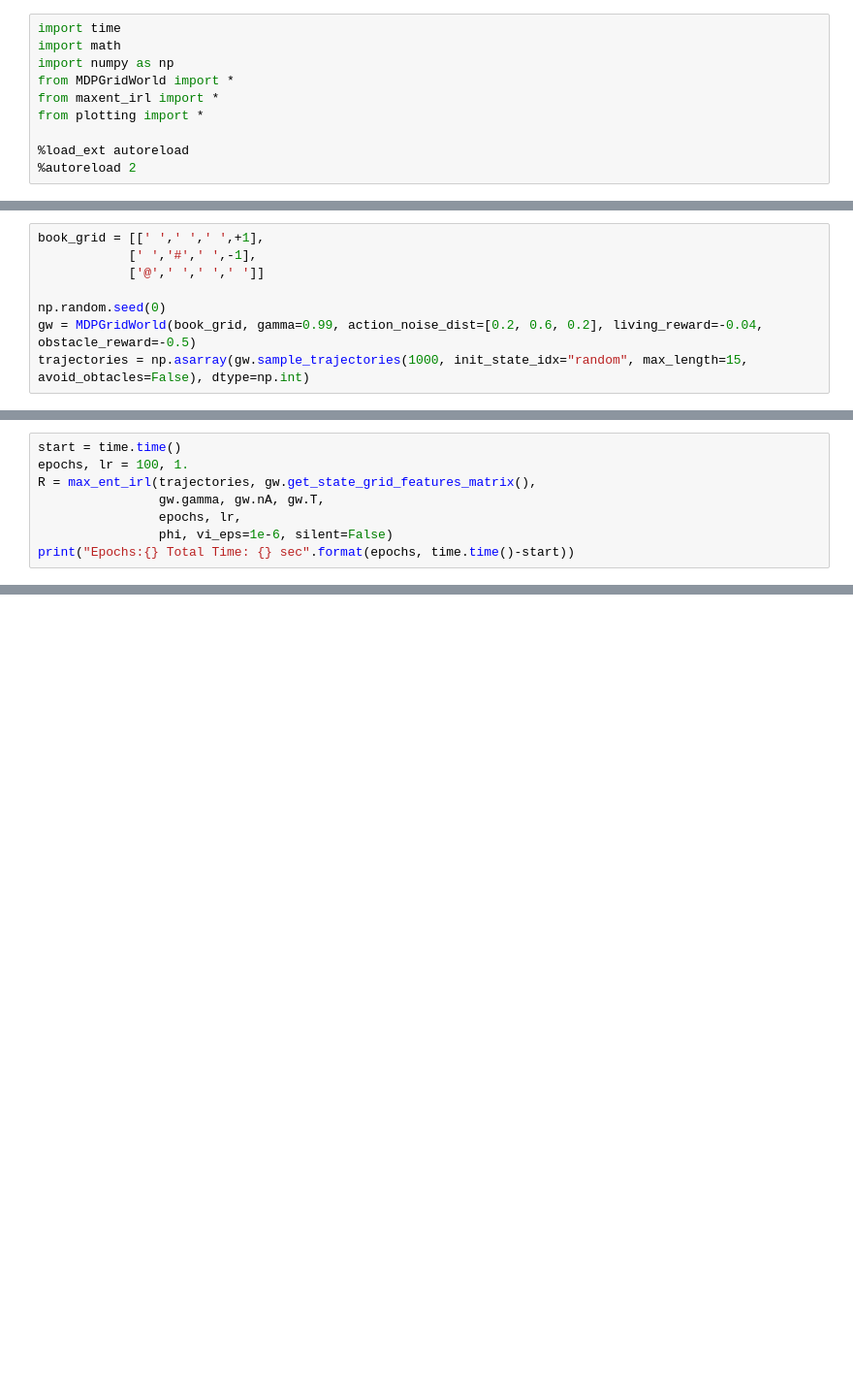
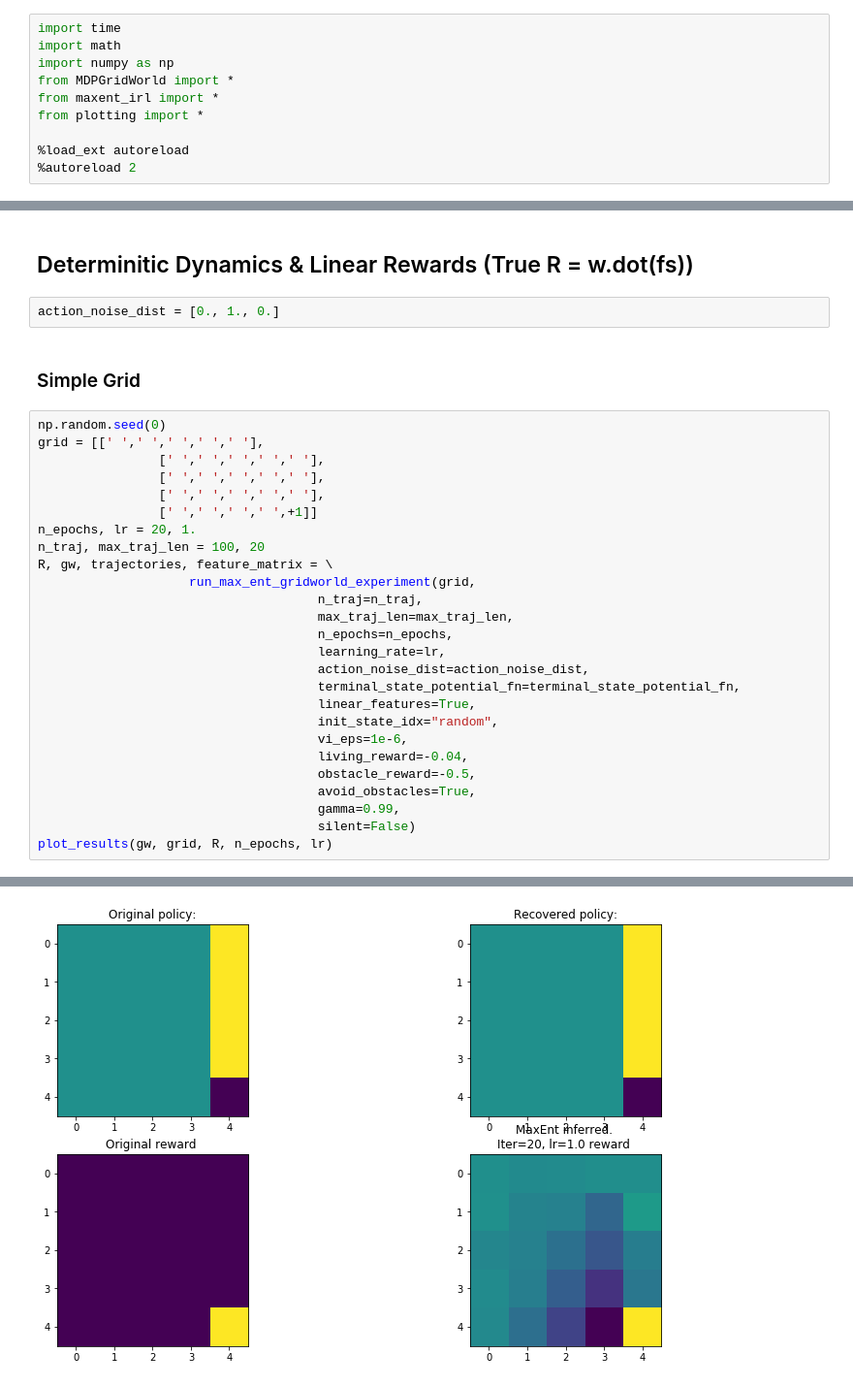
Before and after one commit to yrevar/inverse_rl, a Jupyter notebook: environments/IRL_Experiments.ipynb, the cells around one changed output, grey strips where cells are left out. Shown at 97% size. Drawn from its saved outputs; the diff is of its cells as text; blank space fills up the shorter version.

Commit message:
adds more experiments

```diff
--- a/environments/IRL_Experiments.ipynb
+++ b/environments/IRL_Experiments.ipynb
@@ -14,8 +12,0 @@ from plotting import *
-# %%
-book_grid = [[' ',' ',' ',+1],
-            [' ','#',' ',-1],
-            ['@',' ',' ',' ']]
-
-np.random.seed(0)
-gw = MDPGridWorld(book_grid, gamma=0.99, action_noise_dist=[0.2, 0.6, 0.2], living_reward=-0.04, obstacle_reward=-0.5)
-trajectories = np.asarray(gw.sample_trajectories(1000, init_state_idx="random", max_length=15, avoid_obtacles=False), dtype=np.int)
@@ -35,8 +19,0 @@ phi=lambda x: terminal_state_potential_fn(x, gw.absorbing_state_idx)
-# %%
-start = time.time()
-epochs, lr = 100, 1.
-R = max_ent_irl(trajectories, gw.get_state_grid_features_matrix(),
-                gw.gamma, gw.nA, gw.T,
-                epochs, lr,
-                phi, vi_eps=1e-6, silent=False)
-print("Epochs:{} Total Time: {} sec".format(epochs, time.time()-start))
@@ -78,0 +74,33 @@ Absorbing state: 0.00
+# %% [markdown]
+## Determinitic Dynamics & Linear Rewards (True R = w.dot(fs))
+# %%
+action_noise_dist = [0., 1., 0.]
+# %% [markdown]
+### Simple Grid
+# %%
+np.random.seed(0)
+grid = [[' ',' ',' ',' ',' '],
+                [' ',' ',' ',' ',' '],
+                [' ',' ',' ',' ',' '],
+                [' ',' ',' ',' ',' '],
+                [' ',' ',' ',' ',+1]]
+n_epochs, lr = 20, 1.
+n_traj, max_traj_len = 100, 20
+R, gw, trajectories, feature_matrix = \
+                    run_max_ent_gridworld_experiment(grid,
+                                     n_traj=n_traj,
+                                     max_traj_len=max_traj_len,
+                                     n_epochs=n_epochs,
+                                     learning_rate=lr,
+                                     action_noise_dist=action_noise_dist,
+                                     terminal_state_potential_fn=terminal_state_potential_fn,
+                                     linear_features=True,
+                                     init_state_idx="random",
+                                     vi_eps=1e-6,
+                                     living_reward=-0.04,
+                                     obstacle_reward=-0.5,
+                                     avoid_obstacles=True,
+                                     gamma=0.99,
+                                     silent=False)
+plot_results(gw, grid, R, n_epochs, lr)
+# %% [output]
@@ -78,0 +124 @@ Absorbing state: 0.00
+[figure, added]
```
Also changed, not shown: parts of 24 cells of this notebook, 2 other files.
